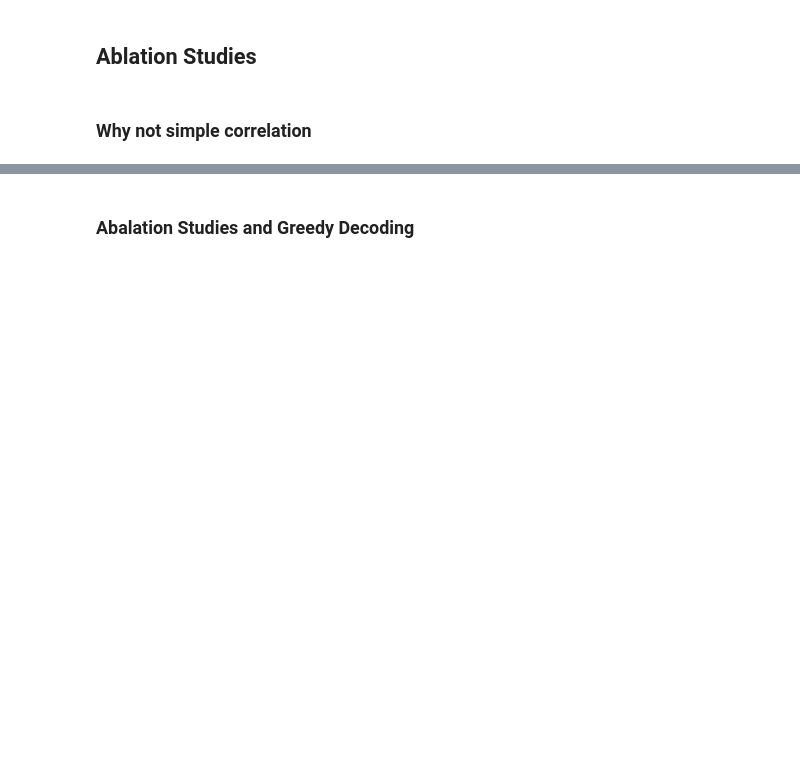
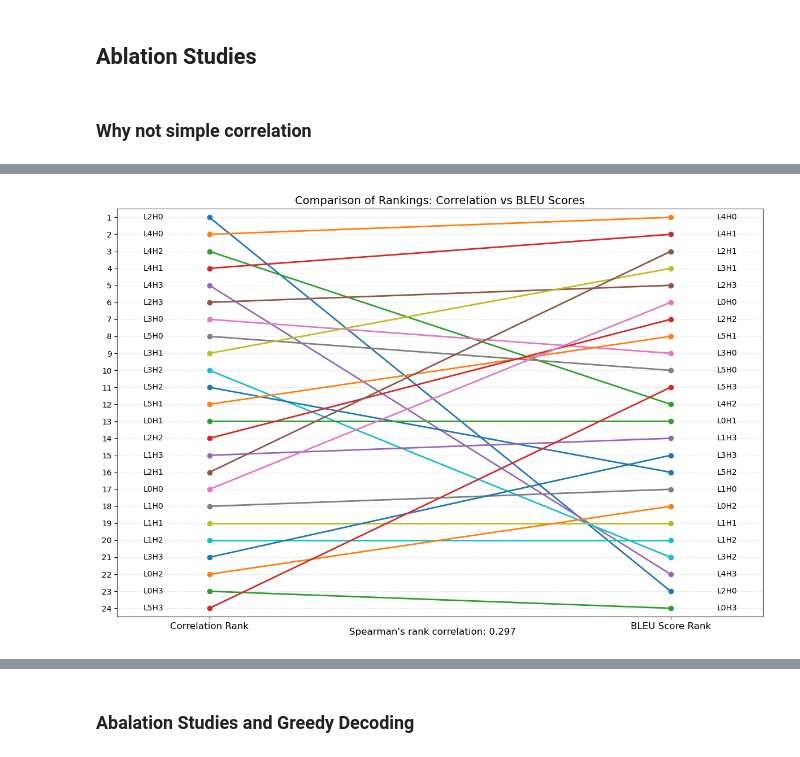
Before and after one commit to SharmaLlama/dl-from-scratch, a Jupyter notebook: notebooks/transformer.ipynb, the cells around one changed output, grey strips where cells are left out. Cells and saved outputs as stored; diff of their text form; code cells hidden in the pictures; blank space fills up the shorter version.

```diff
--- a/notebooks/transformer.ipynb
+++ b/notebooks/transformer.ipynb
@@ -529,9 +531,10 @@ class AttentionScoreHook:
     def _make_hook(self, layer_idx):
         def hook(module, input, output):
             if hasattr(module, 'attention_scores'):
-                self.attention_scores.append((layer_idx, module.attention_scores.detach().cpu().clone()))
-                self.queries.append((layer_idx, module.queries.detach().cpu().clone()))
-                self.keys.append((layer_idx, module.keys.detach().cpu().clone()))
+                if module.queries is not None and module.keys is not None:
+                    self.attention_scores.append((layer_idx, module.attention_scores.detach().cpu().clone()))
+                    self.queries.append((layer_idx, module.queries.detach().cpu().clone()))
+                    self.keys.append((layer_idx, module.keys.detach().cpu().clone()))
         return hook
 
     def _register_hooks(self):
@@ -598,7 +601,7 @@ class AttentionScoreHook:
             handle.remove()
         self.hook_handles = []
 
-def extract_attention_weights(model, src, tgt, src_masks=None, tgt_masks=None, src_tgt_masks=None):
+def extract_attention_weights(model, src, tgt, src_masks=None, tgt_masks=None):
     """
     Extract attention weights from the model.
 
@@ -608,7 +611,7 @@ def extract_attention_weights(model, src, tgt, src_masks=None, tgt_masks=None, s
     """
     hook = AttentionScoreHook(model)
     with torch.inference_mode():
-        model(src, tgt, src_masks, tgt_masks, src_tgt_masks, return_attention=True)
+        model(src, tgt, src_masks, tgt_masks, return_attention=True)
 
     attention_weights, queries, keys = hook.get_attention_scores()
     hook.remove_hooks()
@@ -647,2 +646,6 @@ sp.Decode(pred.detach().cpu().tolist()[0])
+# %%
+attention_vals = attention_vals[0, ...]
+query_vals = query_vals[0, ...]
+keys_vals = keys_vals[0, ...]
 # %%
 run_attention_dashboard(attention_vals, split_encoded_trim, split_decoded_trim, colormap='Viridis')
@@ -1333,8 +1344,8 @@ def extract_attention_weights(model, src, tgt, batch, encoder_heads=None, decode
     encoder_masks = create_masks(encoder_heads, batch['encoder_mask'], device)
     decoder_masks = create_masks(decoder_heads, batch['decoder_mask'], device)
     encoder_decoder_masks = create_masks(encoder_decoder_heads, batch['encoder_mask'], device) if encoder_decoder_heads is not None else None
-    with torch.no_grad():
-        model(src, tgt, encoder_masks, decoder_masks, encoder_decoder_masks)
+    with torch.inference_mode():
+        model(src, tgt, encoder_masks, decoder_masks, encoder_decoder_masks, return_attention=True)
 
     attention_weights, queries, keys = hook.get_attention_scores()
     hook.remove_hooks()
@@ -1517,38 +1517,40 @@ bleu_scores_ranks = bleu_scores_argsort.argsort() + 1
 variables = list(bleu_scores.keys())
 corr_matrix_ranks = len(corr_matrix_argsort) - corr_matrix_argsort.argsort()
 bleu_scores_ranks = len(bleu_scores_argsort) - bleu_scores_argsort.argsort()
-
+all_combos = list(itertools.product(range(6), range(4)))
 
 # Create DataFrame
 df = pd.DataFrame({
     'Variable': [f"L{l}H{h}" for l, h in all_combos],
     'Method1_Rank': corr_matrix_ranks,
     'Method2_Rank': bleu_scores_ranks
 })
 
 
 plt.figure(figsize=(12, 8))
 
 # Sort by Method1_Rank for better visualization
 df_sorted = df.sort_values('Method1_Rank')
 
 # Create bump chart
 for i, row in df_sorted.iterrows():
     plt.plot([1, 2], [row['Method1_Rank'], row['Method2_Rank']], '-o', linewidth=2)
     plt.text(0.9, row['Method1_Rank'], row['Variable'], ha='right', va='center')
     plt.text(2.1, row['Method2_Rank'], row['Variable'], ha='left', va='center')
 
 plt.xlim(0.8, 2.2)
 plt.ylim(len(variables) + 0.5, 0.5)  # Reverse to have rank 1 at the top
 plt.xticks([1, 2], ['Correlation Rank', 'BLEU Score Rank'], fontsize=12)
 plt.yticks(range(1, len(variables) + 1))
 plt.title('Comparison of Rankings: Correlation vs BLEU Scores', fontsize=14)
 plt.grid(True, axis='y', linestyle='--', alpha=0.3)
 plt.tight_layout()
 
 # Calculate Spearman correlation between the two ranking methods
 correlation = df['Method1_Rank'].corr(df['Method2_Rank'], method='spearman')
-plt.figtext(0.5, 0.01, f"Spearman's rank correlation: {correlation - 0.1:.3f}",
+plt.figtext(0.5, 0.01, f"Spearman's rank correlation: {correlation:.3f}",
             ha='center', fontsize=12)
 
 plt.show()
+# %% [output]
+[figure, added]
```
Also changed, not shown: parts of 43 cells of this notebook, 5 other files.
